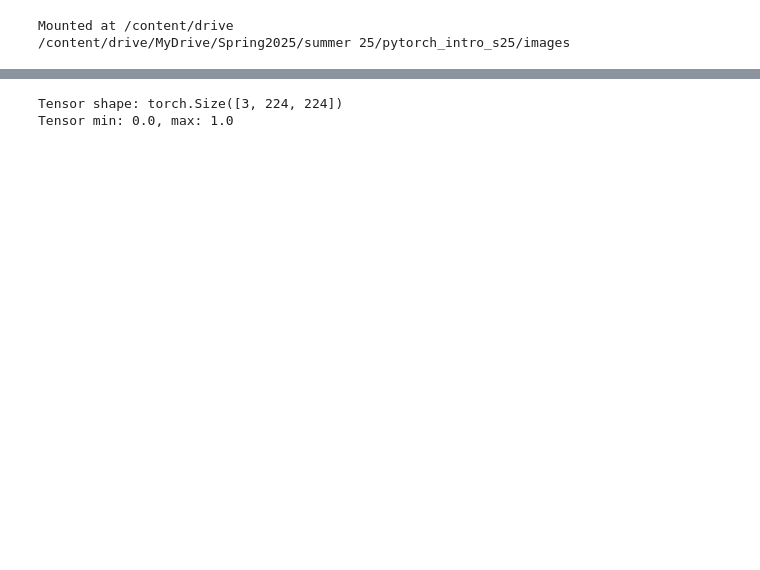
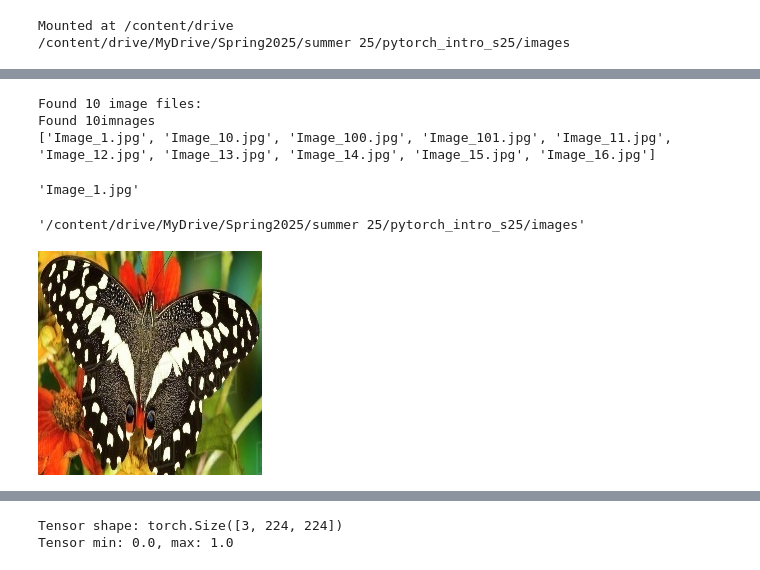
Before and after one commit to areyesan/pytorch_intro_s25, a Jupyter notebook: notebooks/1_Image_Manipulation_in_PyTorch_(Pre_Deep_Learning).ipynb, the cells around one changed output, grey strips where cells are left out. Drawn from its saved outputs; the diff is of its cells as text; code cells hidden in the pictures; blank space fills up the shorter version.

```diff
--- a/notebooks/1_Image_Manipulation_in_PyTorch_(Pre_Deep_Learning).ipynb
+++ b/notebooks/1_Image_Manipulation_in_PyTorch_(Pre_Deep_Learning).ipynb
@@ -24,0 +53,12 @@ Found 10 image files:
+# %%
+print(f"Found {len(image_files)} image files:") ## f "Text {variable}" f--> fortmat
+#print("Found "+str(len(image_files))+"imnages")
+print(image_files)
+# %% [output]
+Found 10 image files:
+Found 10imnages
+['Image_1.jpg', 'Image_10.jpg', 'Image_100.jpg', 'Image_101.jpg', 'Image_11.jpg', 'Image_12.jpg', 'Image_13.jpg', 'Image_14.jpg', 'Image_15.jpg', 'Image_16.jpg']
+# %%
+image_files[0]
+# %% [output]
+'Image_1.jpg'
@@ -24,0 +71,4 @@ Found 10 image files:
+# %%
+pwd
+# %% [output]
+'/content/drive/MyDrive/Spring2025/summer 25/pytorch_intro_s25/images'
@@ -25 +81,5 @@ Found 10 image files:
+# %%
+img
+# %% [output]
+[figure, added]
 # %%
```
Also changed, not shown: parts of 13 cells of this notebook.
